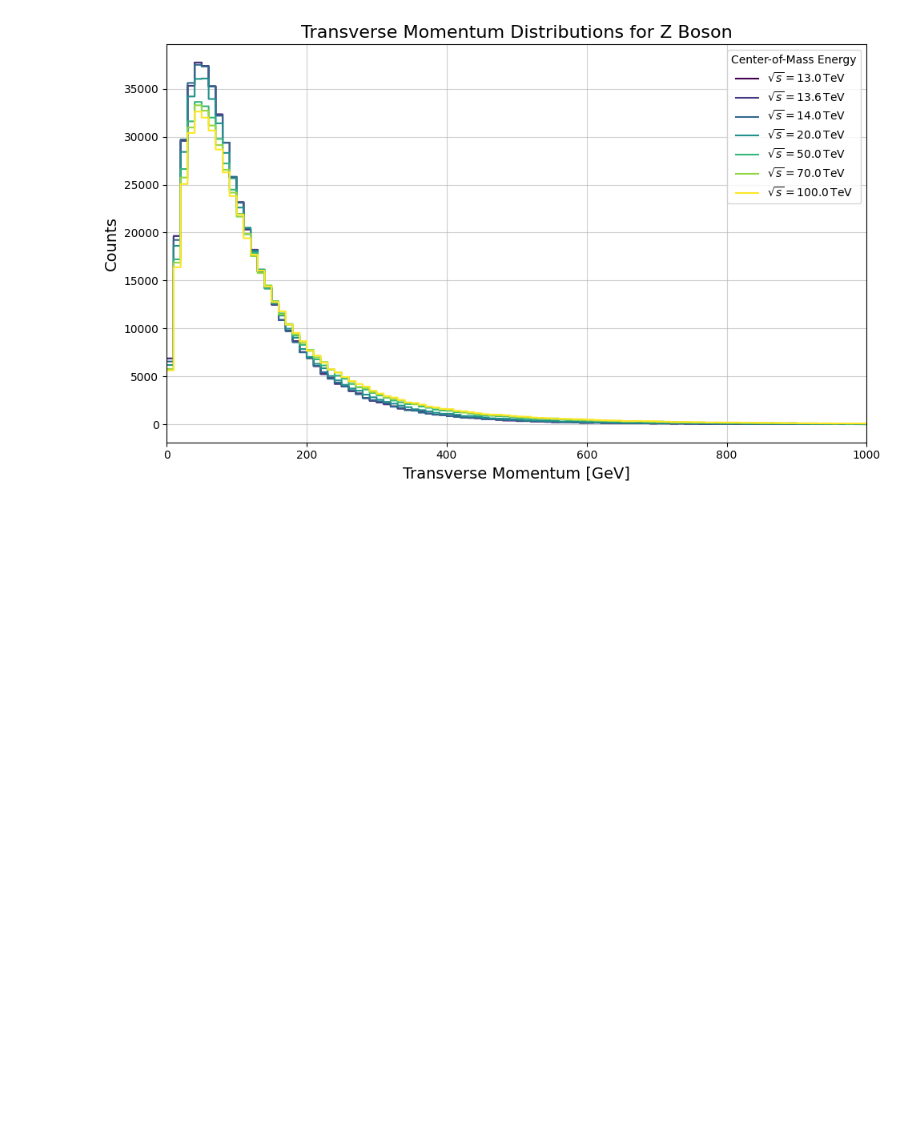
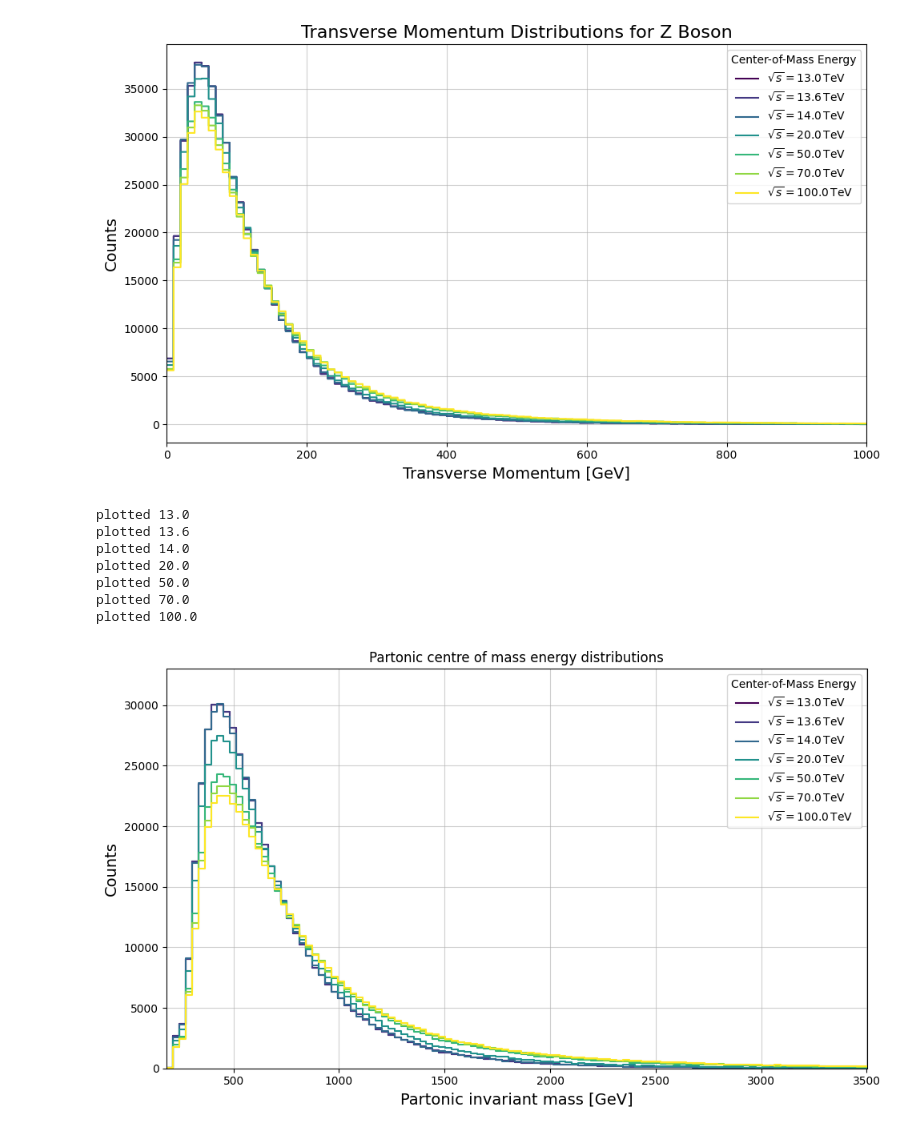
Before and after one commit to Gabriel-HowellBatty/TriBoson, a Jupyter notebook: Polarisation/total pt plot.ipynb, the cells around one changed output. Saved outputs shown, nothing was run; the diff lists cells and outputs as text; code cells hidden in the pictures; blank space fills up the shorter version.

```diff
--- a/Polarisation/total pt plot.ipynb
+++ b/Polarisation/total pt plot.ipynb
@@ -201,0 +204,40 @@ def plot_pt_histograms_all_energies(data, boson_type, pt_bin_width=10):
+# %%
+def calculate_inv_mass(data, energy_level):
+    """
+    Calculate the pseudorapidity for a given boson at a specific energy level.
+    Optimized for large datasets using NumPy.
+
+    Parameters:
+        data (dict): The JSON data loaded into a Python dictionary.
+        energy_level (float): The energy level key to access (e.g., 100.0).
+        boson_type (str): The boson type to access ('W-', 'W+', or 'Z').
+
+    Returns:
+        np.ndarray: Array of pseudorapidity values. Returns an empty array if invalid input.
+    """
+    # Convert energy level to a string key since JSON keys are strings
+    energy_key = str(energy_level)
+
+    # Access the px, py, and pz values for the specified boson
+    W_data = data[energy_key]["W+"]
+    W_energy = np.array(W_data.get('Energy', []))
+    W_px = np.array(W_data.get('px', []))
+    W_py = np.array(W_data.get('py', []))
+    W_pz = np.array(W_data.get('pz', []))
+
+    W_anti_data = data[energy_key]["W-"]
+    W_anti_energy = np.array(W_anti_data.get('Energy', []))
+    W_anti_px = np.array(W_anti_data.get('px', []))
+    W_anti_py = np.array(W_anti_data.get('py', []))
+    W_anti_pz = np.array(W_anti_data.get('pz', []))
+
+    Z_data = data[energy_key]["Z"]
+    Z_energy = np.array(Z_data.get('Energy', []))
+    Z_px = np.array(Z_data.get('px', []))
+    Z_py = np.array(Z_data.get('py', []))
+    Z_pz = np.array(Z_data.get('pz', []))
+
+
+    inv_mass_sqr = (W_energy + W_anti_energy + Z_energy)**2 - (Z_px + W_anti_px + W_px)**2 -(Z_py + W_anti_py + W_py)**2 - (Z_pz + W_anti_pz +W_pz)**2
+
+    return np.sqrt(inv_mass_sqr)
@@ -321,3 +662,14 @@ plot_pt_histograms_all_energies(data=data, boson_type="Z")
 [figure]
 [figure]
 [figure]
+# %%
+plot_partonic_inv_mass(data)
+# %% [output]
+plotted 13.0
+plotted 13.6
+plotted 14.0
+plotted 20.0
+plotted 50.0
+plotted 70.0
+plotted 100.0
+[figure, added]
```
Also changed, not shown: parts of 11 cells of this notebook.
